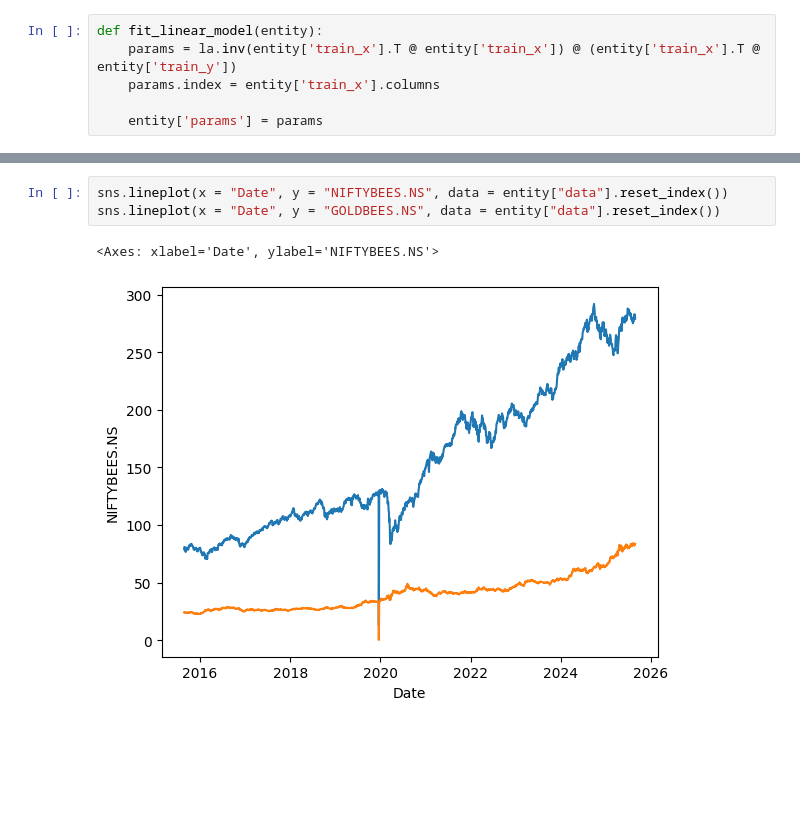
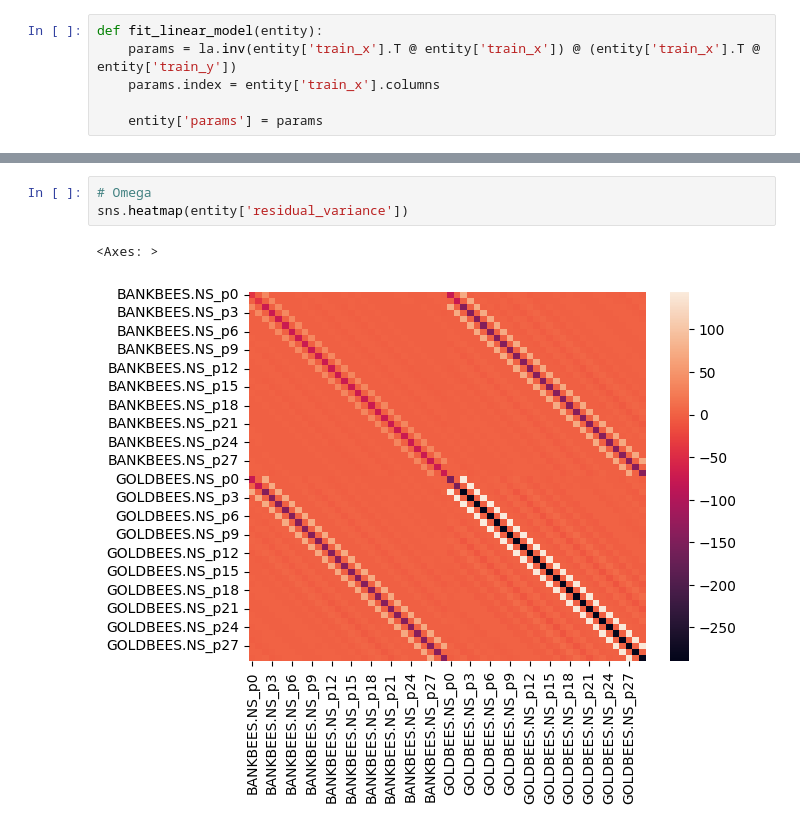
Before and after one commit to vkthakur90/Monte_Carlo_Option_Pricing, a Jupyter notebook: Modern_Portfolio_Theory_(Linear_Regression).ipynb, the cells around one changed output, grey strips where cells are left out. Saved outputs shown, nothing was run; the diff lists cells and outputs as text; blank space fills up the shorter version.

```diff
--- a/Modern_Portfolio_Theory_(Linear_Regression).ipynb
+++ b/Modern_Portfolio_Theory_(Linear_Regression).ipynb
@@ -99,6 +153,6 @@ sns.heatmap(entity['params'])
-# %%
-sns.lineplot(x = "Date", y = "NIFTYBEES.NS", data = entity["data"].reset_index())
-sns.lineplot(x = "Date", y = "GOLDBEES.NS", data = entity["data"].reset_index())
-# %% [output]
-<Axes: xlabel='Date', ylabel='NIFTYBEES.NS'>
-[figure, removed]
+# %%
+# Omega
+sns.heatmap(entity['residual_variance'])
+# %% [output]
+<Axes: >
+[figure, added]
```
Also changed, not shown: parts of 8 cells of this notebook.
